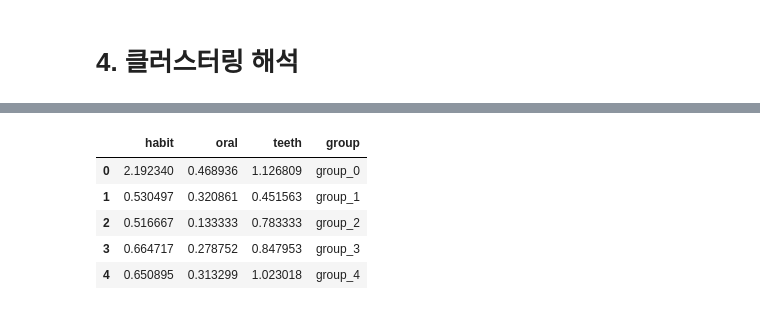
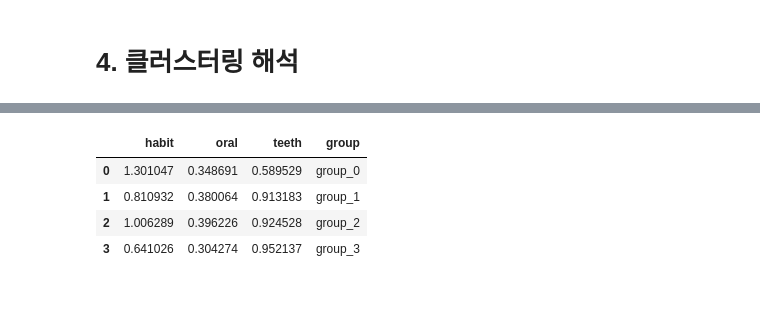
Before and after one commit to K-Final-Project/MZ-trend, a Jupyter notebook: KMEANS2.ipynb, the cells around one changed output, grey strips where cells are left out. Drawn from its saved outputs; the diff is of its cells as text; code cells hidden in the pictures.

```diff
--- a/KMEANS2.ipynb
+++ b/KMEANS2.ipynb
@@ -150,7 +151,7 @@ k는 2,3,4가 적당해 보임.
 # %%
 from sklearn.metrics import silhouette_score
 
-k_range = range(2,30)
+k_range = range(2,10)
 best_n = -1
 best_silhouette_score = -1
 
@@ -189,10 +182,2 @@ best k는 3이다.
 # %% [markdown]
 # 3. Kmeans Clustering
-# %%
-# k=4로 지정 후 군집화
-fig, ax = plt.subplots(ncols=4, figsize=(25,4))
-for i in range(4):
-    kmeans = KMeans(n_clusters = i)
-    kmeans.fit(data2)
-    data2['labels'] = kmeans.predict(data2)
-    sns.scatterplot(ax[i], x = 'pc1', y = 'pc2', hue = 'labels', data = data2)
@@ -201,0 +184,21 @@ OverflowError: cannot convert float infinity to integer
+# %%
+# k=2,3,4 군집화
+fig, ax = plt.subplots(ncols=3, figsize=(25,4))
+
+kmeans = KMeans(n_clusters = 2)
+kmeans.fit(data2)
+data2['labels'] = kmeans.predict(data2)
+aa=sns.scatterplot(ax=ax[0], x = 'pc1', y = 'pc2', hue = 'labels', data = data2)
+aa.set_xlabel("k=2", fontsize = 20)
+
+kmeans = KMeans(n_clusters = 3)
+kmeans.fit(data2)
+data2['labels'] = kmeans.predict(data2)
+aa=sns.scatterplot(ax=ax[1], x = 'pc1', y = 'pc2', hue = 'labels', data = data2)
+aa.set_xlabel("k=3", fontsize = 20)
+
+kmeans = KMeans(n_clusters = 4)
+kmeans.fit(data2)
+data2['labels'] = kmeans.predict(data2)
+aa=sns.scatterplot(ax=ax[2], x = 'pc1', y = 'pc2', hue = 'labels', data = data2)
+aa.set_xlabel("k=4", fontsize = 20)
@@ -202,5 +208,9 @@ OverflowError: cannot convert float infinity to integer
 # %% [markdown]
 # 4. 클러스터링 해석
+# %%
+kmeans = KMeans(n_clusters = 4)
+kmeans.fit(data2)
+data2['labels'] = kmeans.predict(data2)
 # %%
 # 맨 처음 떼어 두었던 medv 컬럼을 추가합니다.
 data2['나쁜습관'] = a
@@ -260,18 +267,17 @@ from matplotlib.transforms import Affine2D
 # %%
 # 레이더차트용 데이터프레임 - 그룹별 파생변수 평균
 RC = pd.DataFrame()
-RC['habit'] = [habit_0, habit_1, habit_2, habit_3, habit_4]
-RC['oral'] = [oral_0, oral_1, oral_2, oral_3, oral_4]
-RC['teeth'] = [teeth_0, teeth_1, teeth_2, teeth_3, teeth_4]
-RC['group'] = ['group_0','group_1', 'group_2','group_3','group_4']
+RC['habit'] = [habit_0, habit_1, habit_2, habit_3]
+RC['oral'] = [oral_0, oral_1, oral_2, oral_3]
+RC['teeth'] = [teeth_0, teeth_1, teeth_2, teeth_3]
+RC['group'] = ['group_0','group_1', 'group_2','group_3']
 RC
 # %% [output]
 |  | habit | oral | teeth | group |
-| 0 | 2.192340 | 0.468936 | 1.126809 | group_0 |
-| 1 | 0.530497 | 0.320861 | 0.451563 | group_1 |
-| 2 | 0.516667 | 0.133333 | 0.783333 | group_2 |
-| 3 | 0.664717 | 0.278752 | 0.847953 | group_3 |
-| 4 | 0.650895 | 0.313299 | 1.023018 | group_4 |
+| 0 | 1.301047 | 0.348691 | 0.589529 | group_0 |
+| 1 | 0.810932 | 0.380064 | 0.913183 | group_1 |
+| 2 | 1.006289 | 0.396226 | 0.924528 | group_2 |
+| 3 | 0.641026 | 0.304274 | 0.952137 | group_3 |
 # %%
 ## 레이더 차트 그리기
 labels = RC.columns[:3]
```
Also changed, not shown: parts of 17 cells of this notebook, 4 other files.
